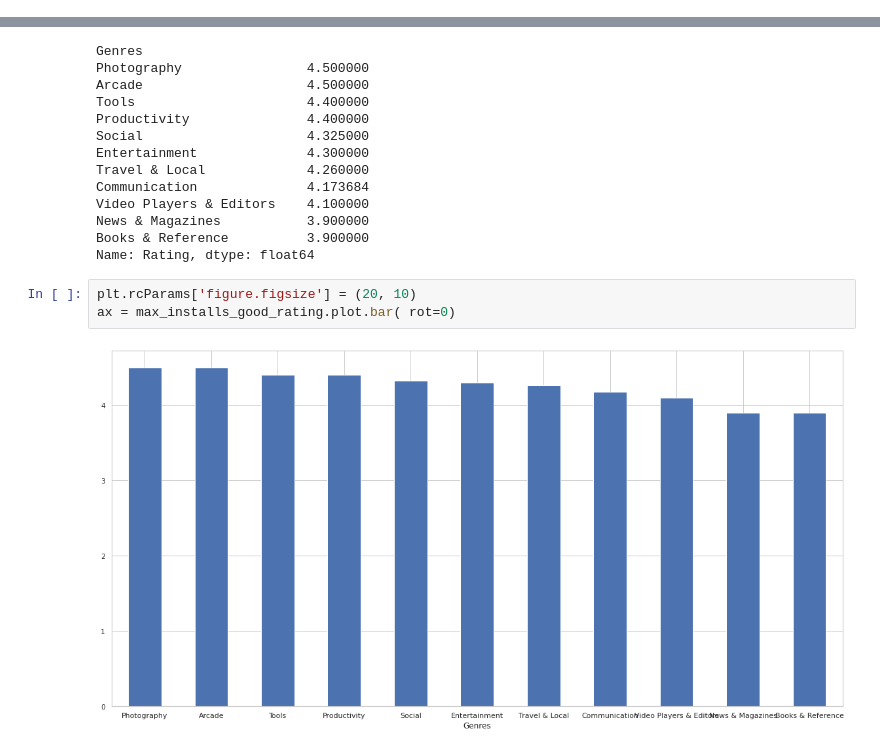
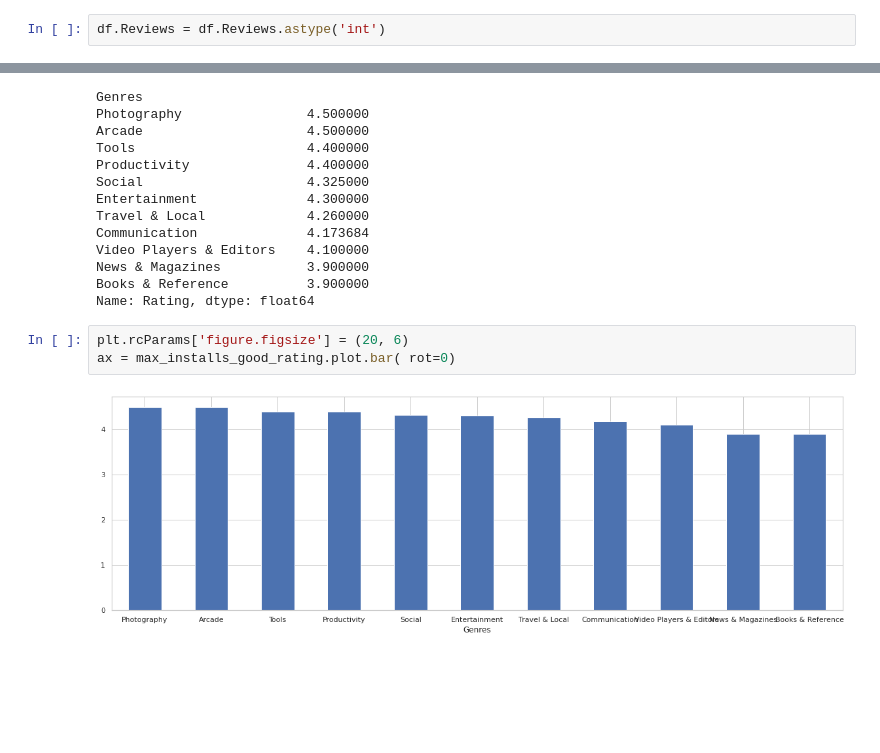
Before and after one commit to indrochoco/Playstore-app-Review-analysis, a Jupyter notebook: Copy_of_Play_Store_App_Review_Analysis_Capstone_Project.ipynb, the cells around one changed output, grey strips where cells are left out. Drawn from its saved outputs; the diff is of its cells as text; blank space fills up the shorter version.

```diff
--- a/Copy_of_Play_Store_App_Review_Analysis_Capstone_Project.ipynb
+++ b/Copy_of_Play_Store_App_Review_Analysis_Capstone_Project.ipynb
@@ -148,5 +133,7 @@ float
 # %%
 df.Rating = df.Rating.astype('float')
+# %%
+df.Reviews = df.Reviews.astype('int')
 # %%
 df.info()
 # %% [output]
@@ -213,10 +201,10 @@ News & Magazines           3.900000
 Books & Reference          3.900000
 Name: Rating, dtype: float64
 # %%
-plt.rcParams['figure.figsize'] = (20, 10)
+plt.rcParams['figure.figsize'] = (20, 6)
 ax = max_installs_good_rating.plot.bar( rot=0)
 # %% [output]
-[figure, old version]
+[figure, new version]
 # %%
 
 ax = sns.barplot(x="Genres", y="Rating", data=max_installs)
```
Also changed, not shown: parts of 21 cells of this notebook.
